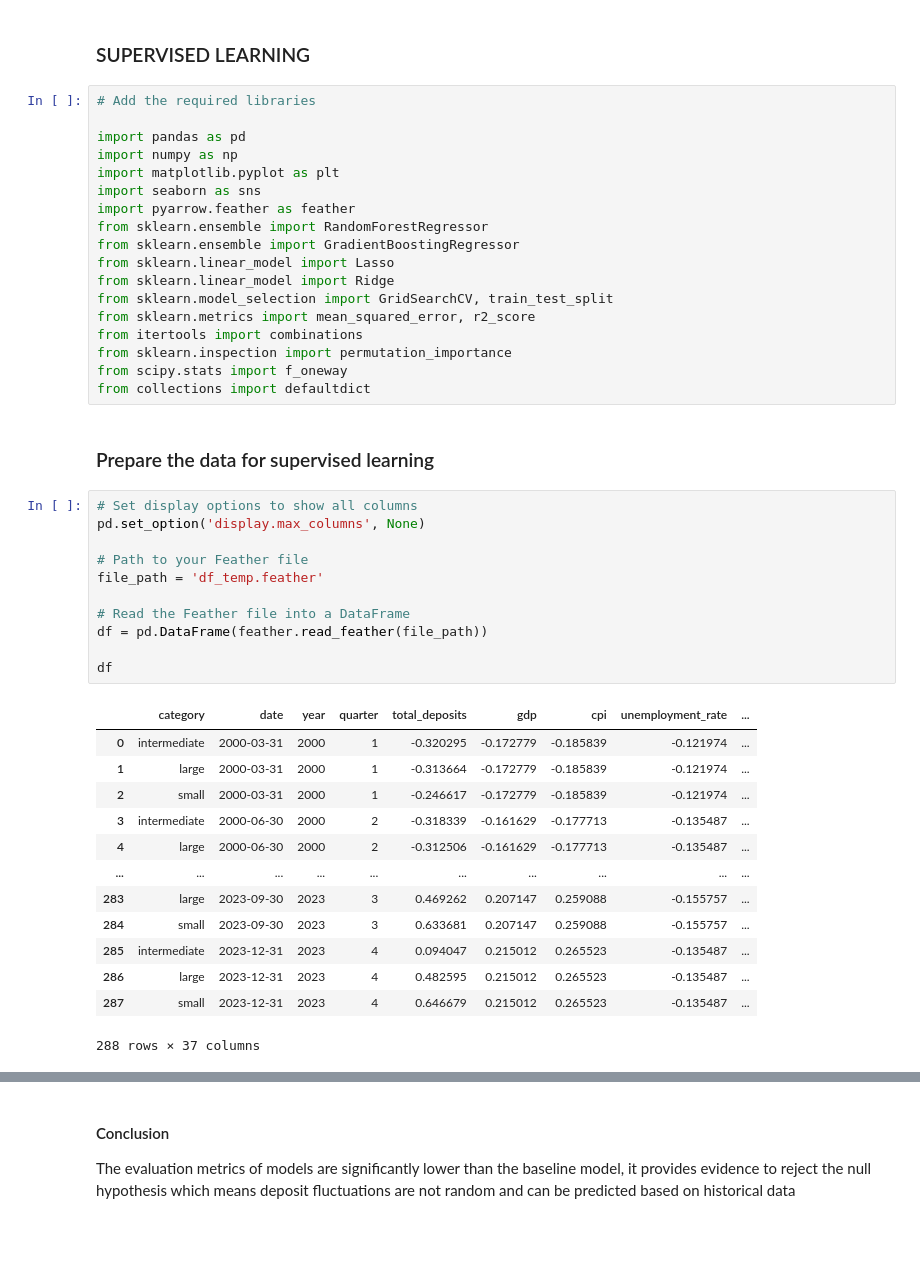
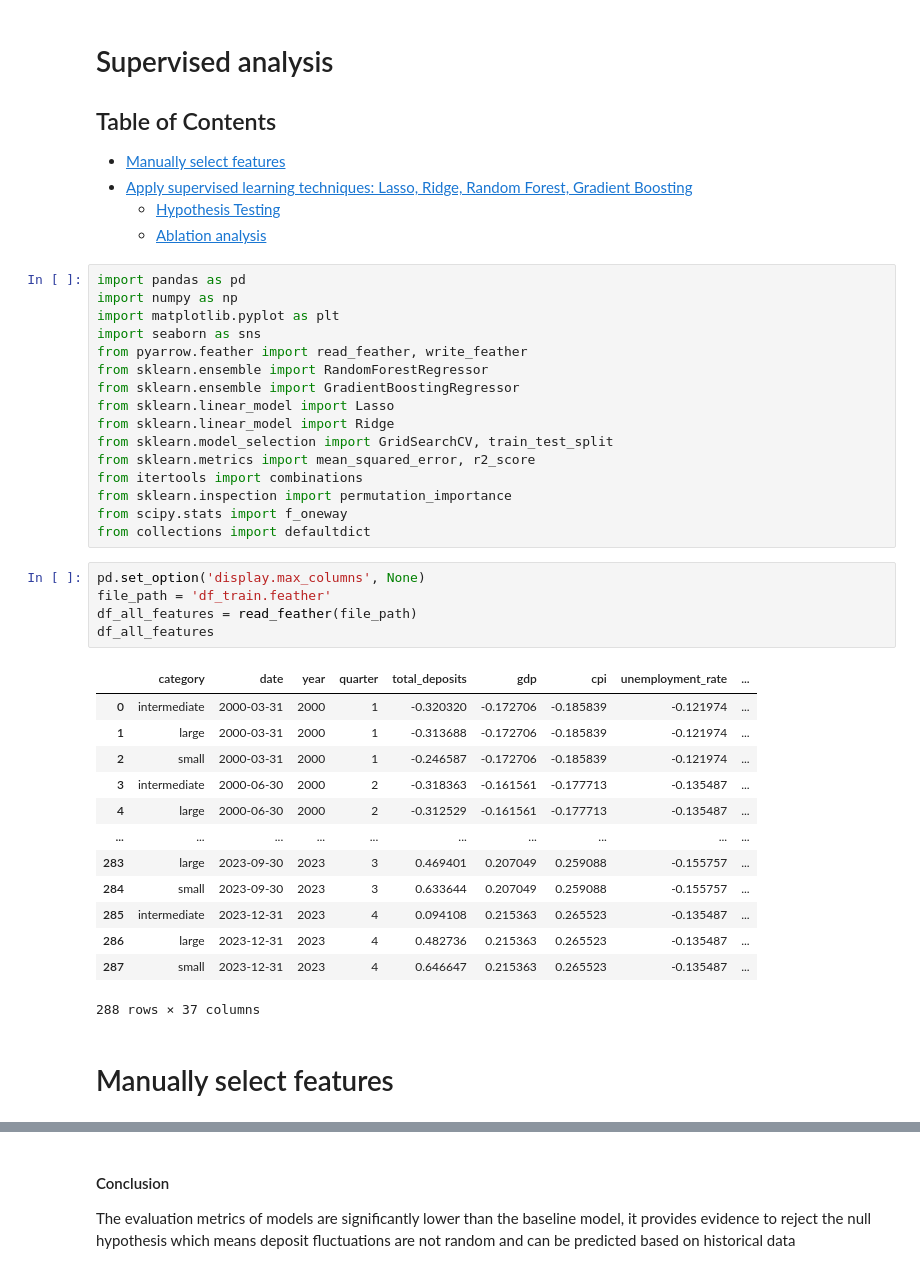
Before and after one commit to hughdingb58/deposit_size_prediction, a Jupyter notebook: Supervised_Learning.ipynb, the cells around one changed output, grey strips where cells are left out. Cells and saved outputs as stored; diff of their text form; blank space fills up the shorter version.

```diff
--- a/Supervised_Learning.ipynb
+++ b/Supervised_Learning.ipynb
@@ -1,13 +1,17 @@
 # %% [markdown]
-### SUPERVISED LEARNING
+# Supervised analysis
+
+## Table of Contents
+- [Manually select features](#select)
+- [Apply supervised learning techniques: Lasso, Ridge, Random Forest, Gradient Boosting](#model)
+    - [Hypothesis Testing](#hypothesis)
+    - [Ablation analysis](#ablation)
 # %%
-# Add the required libraries
-
 import pandas as pd
 import numpy as np
 import matplotlib.pyplot as plt
 import seaborn as sns
-import pyarrow.feather as feather
+from pyarrow.feather import read_feather, write_feather
 from sklearn.ensemble import RandomForestRegressor
 from sklearn.ensemble import GradientBoostingRegressor
 from sklearn.linear_model import Lasso
@@ -18,31 +22,26 @@ from itertools import combinations
 from sklearn.inspection import permutation_importance
 from scipy.stats import f_oneway
 from collections import defaultdict
-# %% [markdown]
-### Prepare the data for supervised learning
 # %%
-# Set display options to show all columns
 pd.set_option('display.max_columns', None)
-
-# Path to your Feather file
-file_path = 'df_temp.feather'
-
-# Read the Feather file into a DataFrame
-df = pd.DataFrame(feather.read_feather(file_path))
-
-df
+file_path = 'df_train.feather'
+df_all_features = read_feather(file_path)
+df_all_features
 # %% [output]
 |  | category | date | year | quarter | total_deposits | gdp | cpi | unemployment_rate | ... |
-| 0 | intermediate | 2000-03-31 | 2000 | 1 | -0.320295 | -0.172779 | -0.185839 | -0.121974 | ... |
-| 1 | large | 2000-03-31 | 2000 | 1 | -0.313664 | -0.172779 | -0.185839 | -0.121974 | ... |
-| 2 | small | 2000-03-31 | 2000 | 1 | -0.246617 | -0.172779 | -0.185839 | -0.121974 | ... |
-| 3 | intermediate | 2000-06-30 | 2000 | 2 | -0.318339 | -0.161629 | -0.177713 | -0.135487 | ... |
-| 4 | large | 2000-06-30 | 2000 | 2 | -0.312506 | -0.161629 | -0.177713 | -0.135487 | ... |
+| 0 | intermediate | 2000-03-31 | 2000 | 1 | -0.320320 | -0.172706 | -0.185839 | -0.121974 | ... |
+| 1 | large | 2000-03-31 | 2000 | 1 | -0.313688 | -0.172706 | -0.185839 | -0.121974 | ... |
+| 2 | small | 2000-03-31 | 2000 | 1 | -0.246587 | -0.172706 | -0.185839 | -0.121974 | ... |
+| 3 | intermediate | 2000-06-30 | 2000 | 2 | -0.318363 | -0.161561 | -0.177713 | -0.135487 | ... |
+| 4 | large | 2000-06-30 | 2000 | 2 | -0.312529 | -0.161561 | -0.177713 | -0.135487 | ... |
 | ... | ... | ... | ... | ... | ... | ... | ... | ... | ... |
-| 283 | large | 2023-09-30 | 2023 | 3 | 0.469262 | 0.207147 | 0.259088 | -0.155757 | ... |
-| 284 | small | 2023-09-30 | 2023 | 3 | 0.633681 | 0.207147 | 0.259088 | -0.155757 | ... |
-| 285 | intermediate | 2023-12-31 | 2023 | 4 | 0.094047 | 0.215012 | 0.265523 | -0.135487 | ... |
-| 286 | large | 2023-12-31 | 2023 | 4 | 0.482595 | 0.215012 | 0.265523 | -0.135487 | ... |
-| 287 | small | 2023-12-31 | 2023 | 4 | 0.646679 | 0.215012 | 0.265523 | -0.135487 | ... |
+| 283 | large | 2023-09-30 | 2023 | 3 | 0.469401 | 0.207049 | 0.259088 | -0.155757 | ... |
+| 284 | small | 2023-09-30 | 2023 | 3 | 0.633644 | 0.207049 | 0.259088 | -0.155757 | ... |
+| 285 | intermediate | 2023-12-31 | 2023 | 4 | 0.094108 | 0.215363 | 0.265523 | -0.135487 | ... |
+| 286 | large | 2023-12-31 | 2023 | 4 | 0.482736 | 0.215363 | 0.265523 | -0.135487 | ... |
+| 287 | small | 2023-12-31 | 2023 | 4 | 0.646647 | 0.215363 | 0.265523 | -0.135487 | ... |
 288 rows × 37 columns
+# %% [markdown]
+<a id="select"></a>
+# Manually select features
 # %%
```
Also changed, not shown: parts of 26 cells of this notebook.
